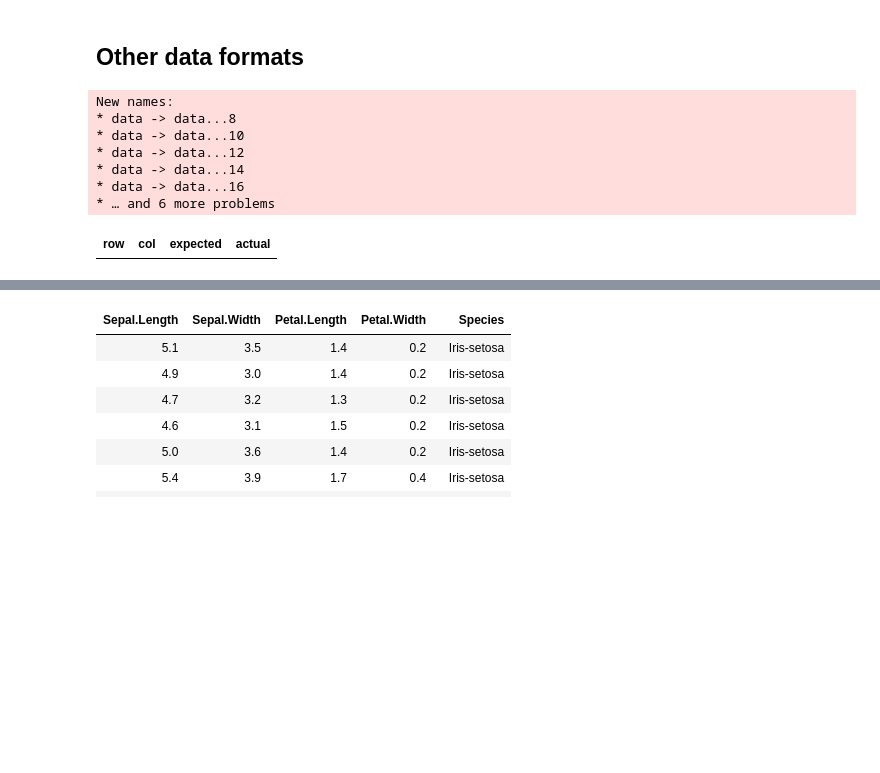
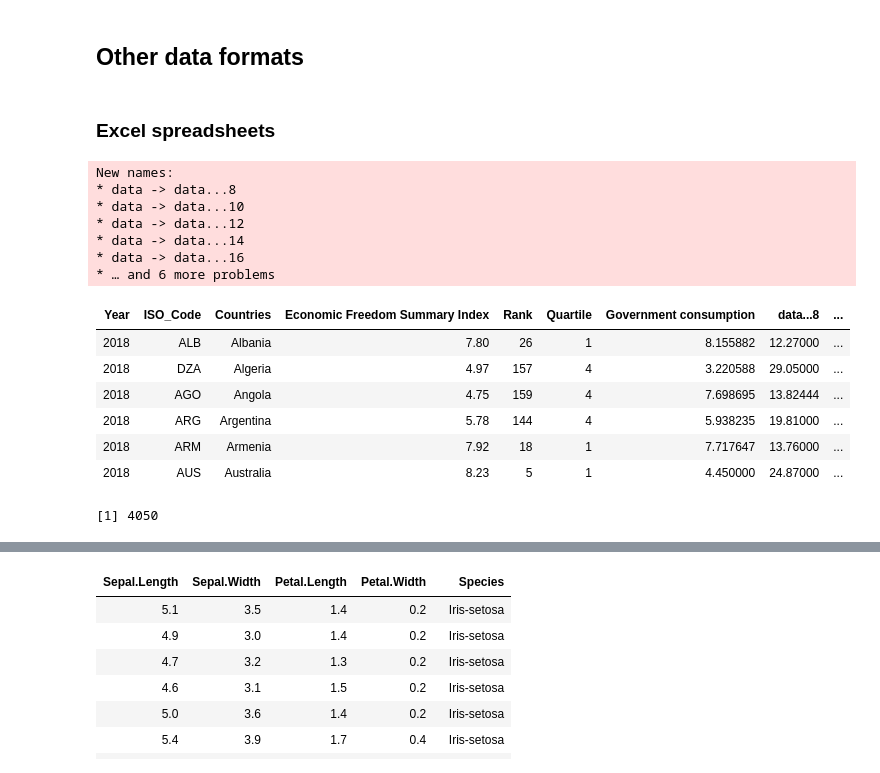
Before and after one commit to AaltoSciComp/data-analysis-workflows-course, a Jupyter notebook: r_exercises/ch2-r-lecture.ipynb, the cells around one changed output, grey strips where cells are left out. Saved outputs shown, nothing was run; the diff lists cells and outputs as text; code cells hidden in the pictures; blank space fills up the shorter version.

```diff
--- a/r_exercises/ch2-r-lecture.ipynb
+++ b/r_exercises/ch2-r-lecture.ipynb
@@ -492,18 +497,30 @@ The following object is masked from ‘package:utils’:
 # %% [markdown]
 ## Other data formats
+# %% [markdown]
+### Excel spreadsheets
 # %%
 library(readxl)
 efw <- read_excel('../data/efw.xlsx', col_names=TRUE, range='B5:BU4055')
-problems(efw)
+head(efw)
 # %% [output]
 New names:
 * data -> data...8
 * data -> data...10
 * data -> data...12
 * data -> data...14
 * data -> data...16
 * … and 6 more problems
-| row | col | expected | actual |
+| Year | ISO_Code | Countries | Economic Freedom Summary Index | Rank | Quartile | Government consumption | data...8 | ... |
+| 2018 | ALB | Albania | 7.80 | 26 | 1 | 8.155882 | 12.27000 | ... |
+| 2018 | DZA | Algeria | 4.97 | 157 | 4 | 3.220588 | 29.05000 | ... |
+| 2018 | AGO | Angola | 4.75 | 159 | 4 | 7.698695 | 13.82444 | ... |
+| 2018 | ARG | Argentina | 5.78 | 144 | 4 | 5.938235 | 19.81000 | ... |
+| 2018 | ARM | Armenia | 7.92 | 18 | 1 | 7.717647 | 13.76000 | ... |
+| 2018 | AUS | Australia | 8.23 | 5 | 1 | 4.450000 | 24.87000 | ... |
+# %%
+nrow(efw)
+# %% [output]
+[1] 4050
 # %%
 library(DBI)
 con <- DBI::dbConnect(RSQLite::SQLite(), dbname = "../data/iris_r.sqlite")
```
Also changed, not shown: parts of 4 cells of this notebook, 2 other files.
